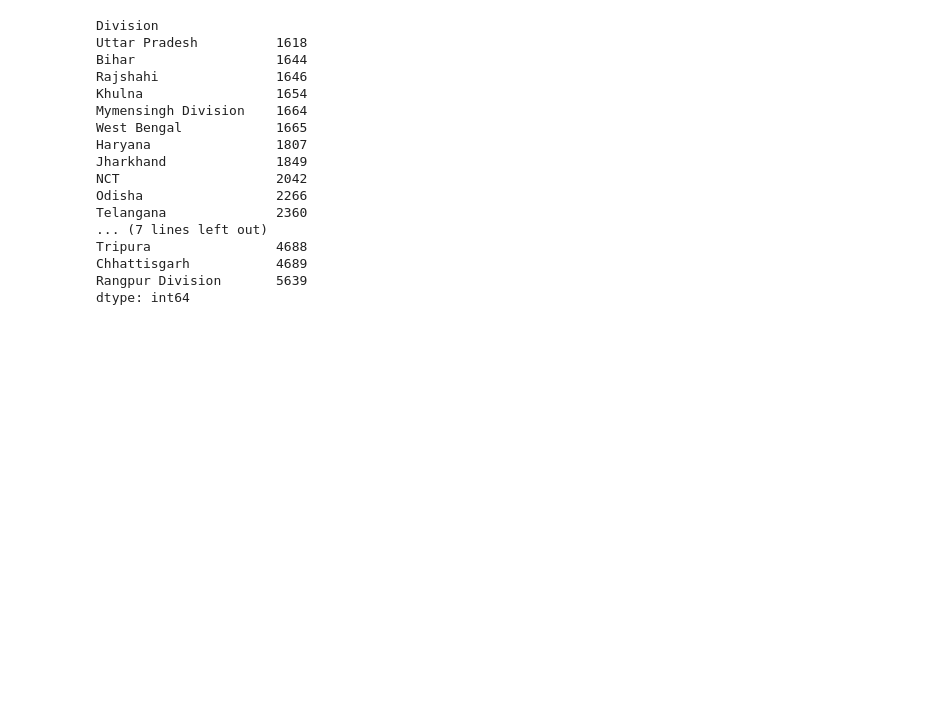
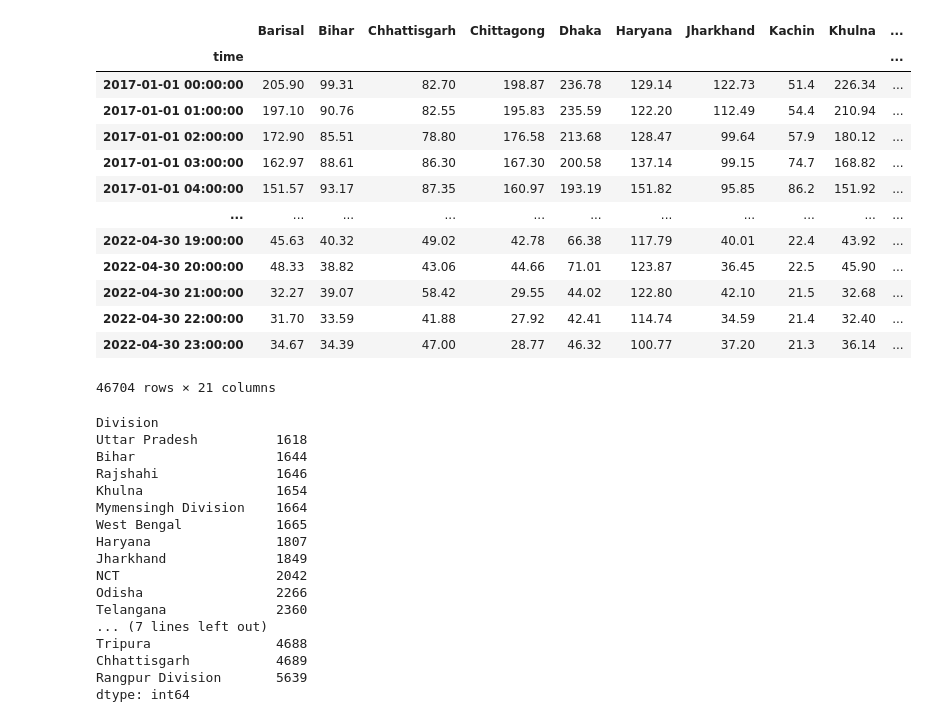
Before and after one commit to asifzmn/Air_Quality_Analysis, a Jupyter notebook: data_preparation/multi_country_prepare.ipynb, the cells around one changed output. Saved outputs shown, nothing was run; the diff lists cells and outputs as text; code cells hidden in the pictures; blank space fills up the shorter version.

```diff
--- a/data_preparation/multi_country_prepare.ipynb
+++ b/data_preparation/multi_country_prepare.ipynb
@@ -21,3 +46,25 @@ country_series_summary.to_csv("country_series_summary.csv")
+# %%
+files_path = "../Files/series/"
+df = pd.read_csv(files_path + "region_series.csv",index_col='time')
+# df = pd.read_csv(files_path + "metadata_region.csv",index_col='Division')
+# df = pd.read_csv(files_path + "country_series.csv",index_col='time')
+# df = pd.read_csv(files_path + "metadata_country.csv",index_col='Country')
+df
+# %% [output]
+|  | Barisal | Bihar | Chhattisgarh | Chittagong | Dhaka | Haryana | Jharkhand | Kachin | Khulna | ... |
+| time |  |  |  |  |  |  |  |  |  | ... |
+| 2017-01-01 00:00:00 | 205.90 | 99.31 | 82.70 | 198.87 | 236.78 | 129.14 | 122.73 | 51.4 | 226.34 | ... |
+| 2017-01-01 01:00:00 | 197.10 | 90.76 | 82.55 | 195.83 | 235.59 | 122.20 | 112.49 | 54.4 | 210.94 | ... |
+| 2017-01-01 02:00:00 | 172.90 | 85.51 | 78.80 | 176.58 | 213.68 | 128.47 | 99.64 | 57.9 | 180.12 | ... |
+| 2017-01-01 03:00:00 | 162.97 | 88.61 | 86.30 | 167.30 | 200.58 | 137.14 | 99.15 | 74.7 | 168.82 | ... |
+| 2017-01-01 04:00:00 | 151.57 | 93.17 | 87.35 | 160.97 | 193.19 | 151.82 | 95.85 | 86.2 | 151.92 | ... |
+| ... | ... | ... | ... | ... | ... | ... | ... | ... | ... | ... |
+| 2022-04-30 19:00:00 | 45.63 | 40.32 | 49.02 | 42.78 | 66.38 | 117.79 | 40.01 | 22.4 | 43.92 | ... |
+| 2022-04-30 20:00:00 | 48.33 | 38.82 | 43.06 | 44.66 | 71.01 | 123.87 | 36.45 | 22.5 | 45.90 | ... |
+| 2022-04-30 21:00:00 | 32.27 | 39.07 | 58.42 | 29.55 | 44.02 | 122.80 | 42.10 | 21.5 | 32.68 | ... |
+| 2022-04-30 22:00:00 | 31.70 | 33.59 | 41.88 | 27.92 | 42.41 | 114.74 | 34.59 | 21.4 | 32.40 | ... |
+| 2022-04-30 23:00:00 | 34.67 | 34.39 | 47.00 | 28.77 | 46.32 | 100.77 | 37.20 | 21.3 | 36.14 | ... |
+46704 rows × 21 columns
 # %%
 region_series.isna().sum().sort_values()
 # %% [output]
```
Also changed, not shown: parts of 4 cells of this notebook, 27 other files.
